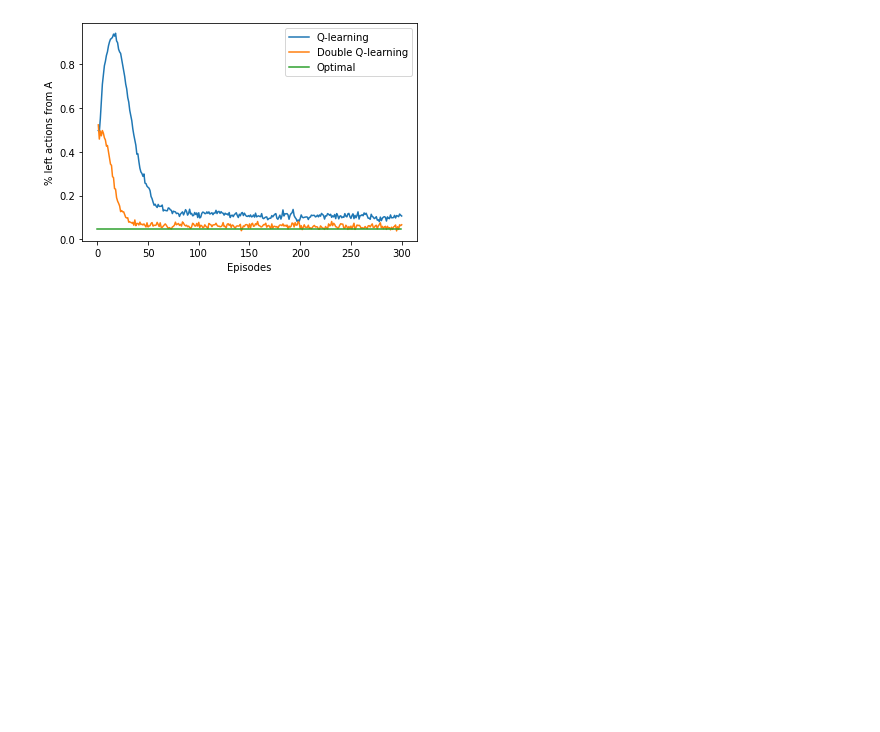
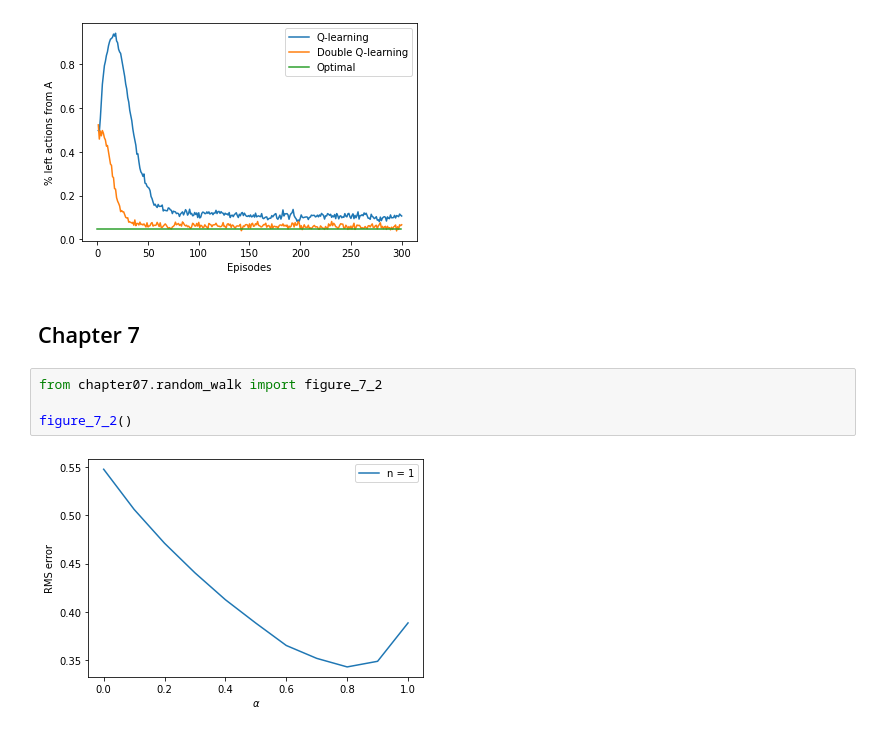
Before and after one commit to kesamet/rl-intro, a Jupyter notebook: starter.ipynb, the cells around one changed output. Cells and saved outputs as stored; diff of their text form; blank space fills up the shorter version.

```diff
--- a/starter.ipynb
+++ b/starter.ipynb
@@ -224,3 +219,11 @@ from chapter06.maximization_bias import figure_6_5
 figure_6_5()
 # %% [output]
 [figure]
+# %% [markdown]
+## Chapter 7
+# %%
+from chapter07.random_walk import figure_7_2
+
+figure_7_2()
+# %% [output]
+[figure, added]
```
Also changed, not shown: parts of 9 cells of this notebook, 14 other files.
